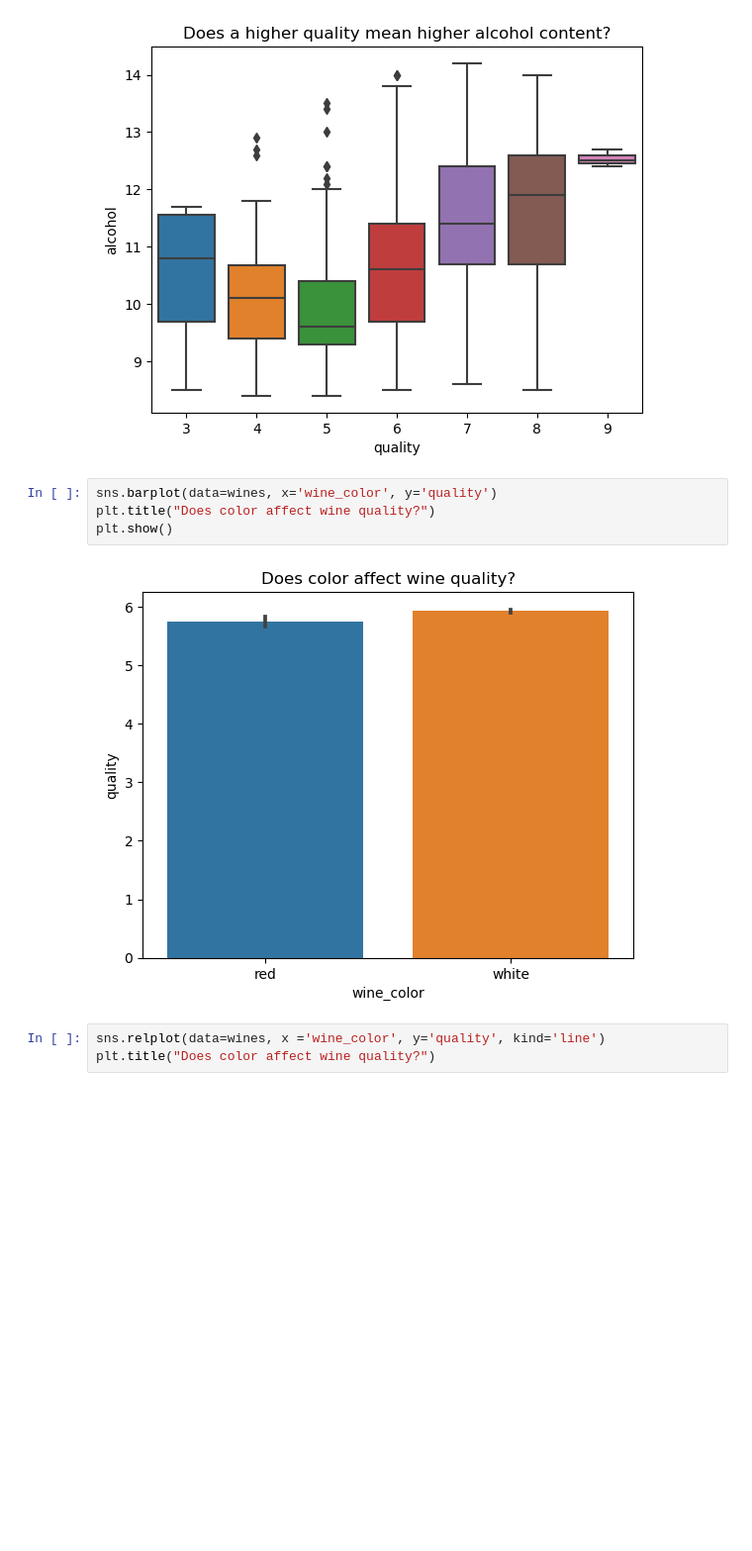
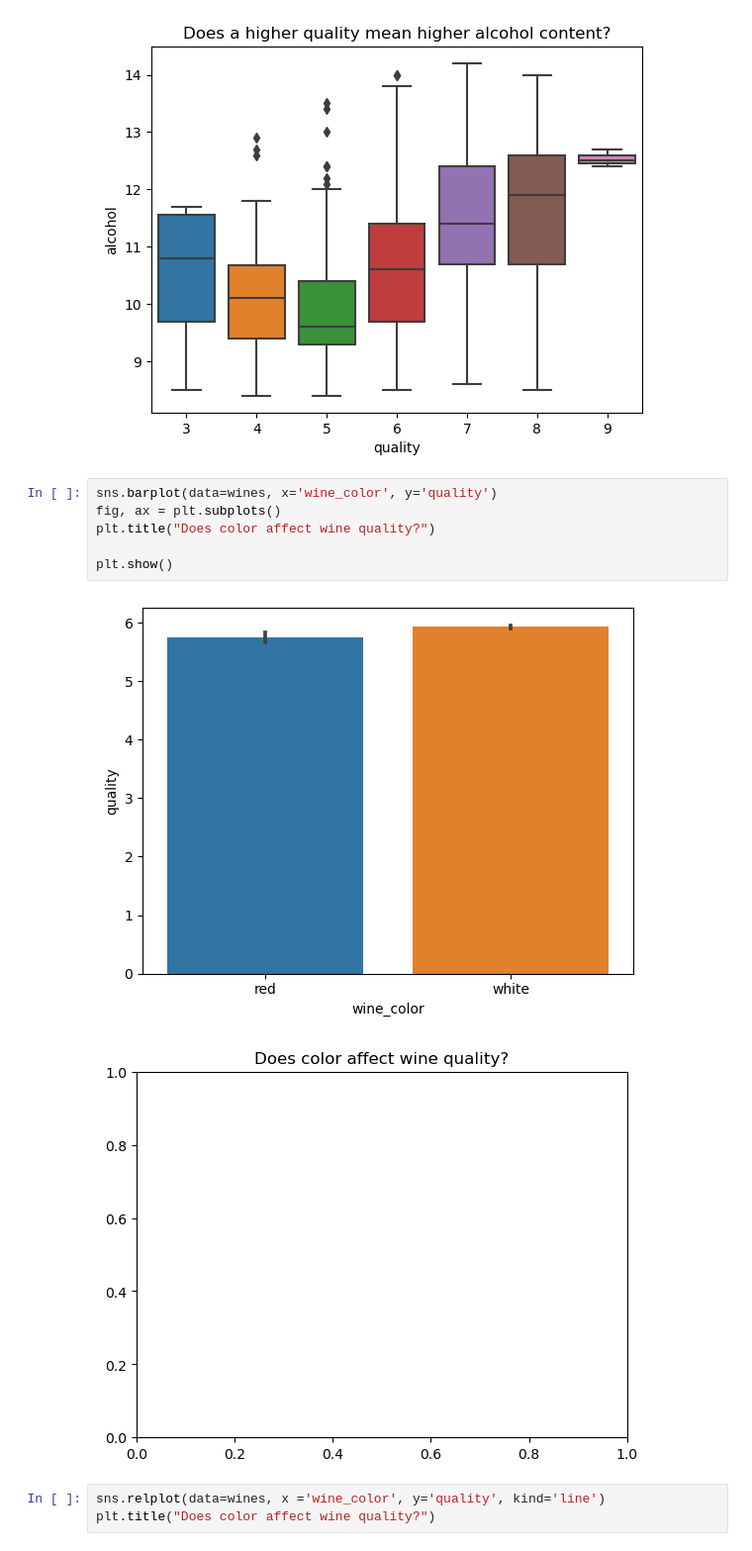
Before and after one commit to noether-manjor/clustering-project, a Jupyter notebook: jorge/scratch_1.ipynb, the cells around one changed output. Shown at 99% size. Cells and saved outputs as stored; diff of their text form; blank space fills up the shorter version.

```diff
--- a/jorge/scratch_1.ipynb
+++ b/jorge/scratch_1.ipynb
@@ -359,10 +359,13 @@ plt.show()
 [figure]
 # %%
 sns.barplot(data=wines, x='wine_color', y='quality')
+fig, ax = plt.subplots()
 plt.title("Does color affect wine quality?")
+
 plt.show()
 # %% [output]
-[figure, old version]
+[figure, new version]
+[figure, added]
 # %%
 sns.relplot(data=wines, x ='wine_color', y='quality', kind='line')
 plt.title("Does color affect wine quality?")
```
Also changed, not shown: parts of 4 cells of this notebook, 2 other files.
